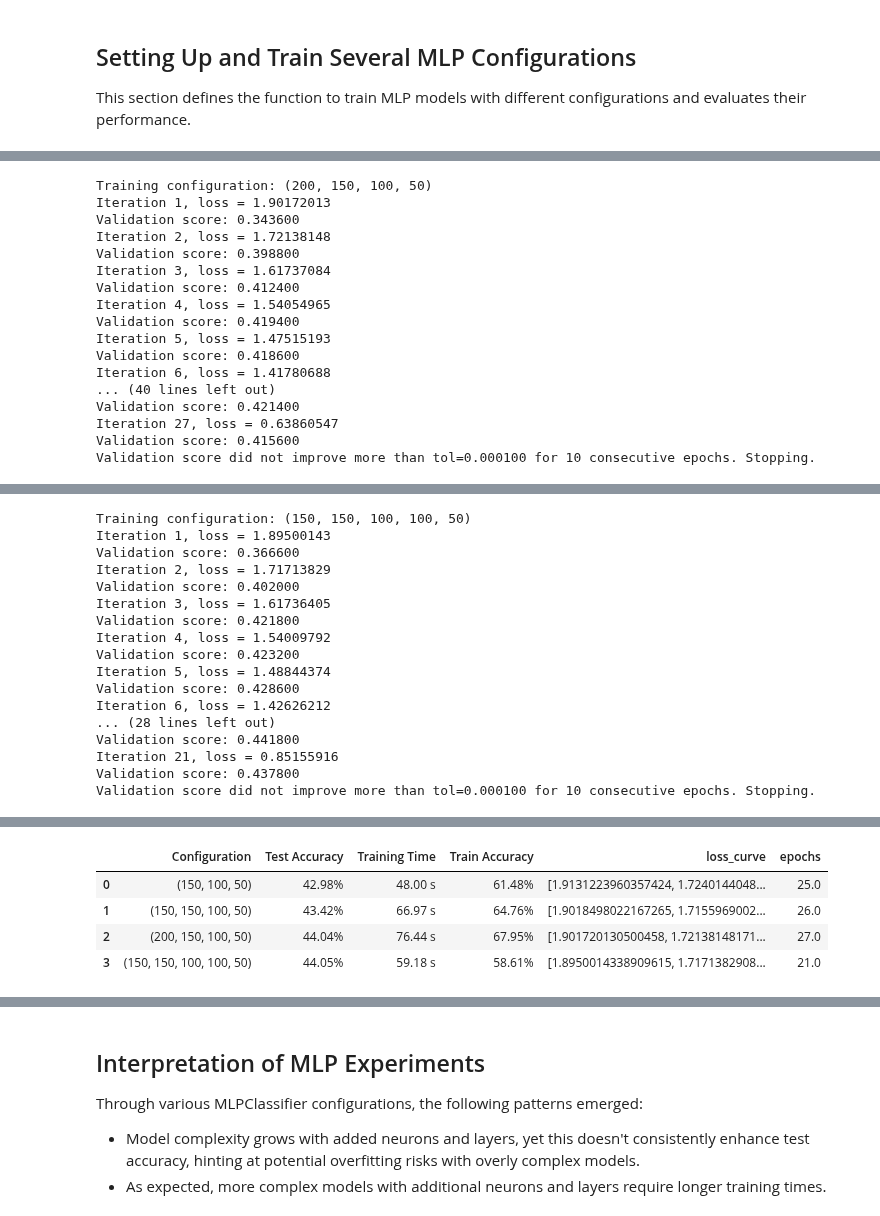
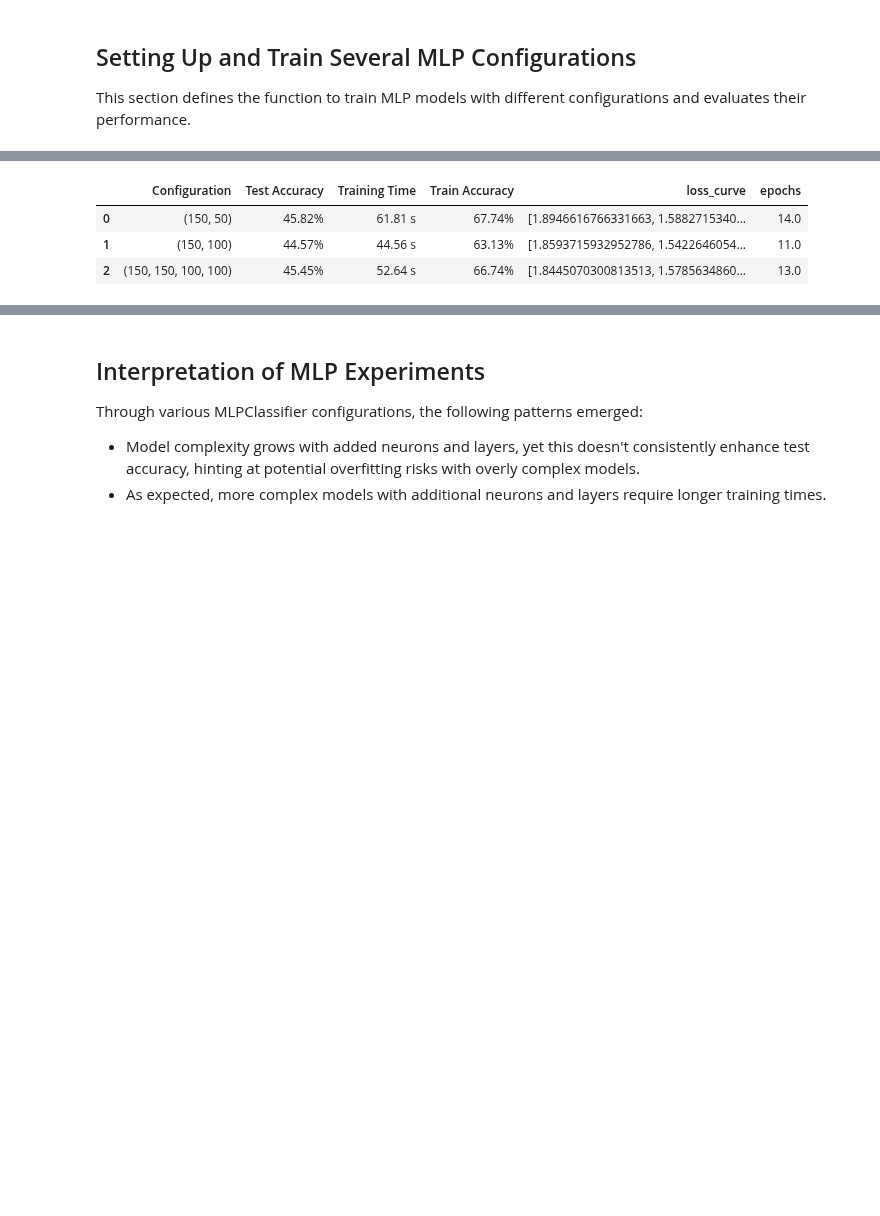
Before and after one commit to muazzamaqeel/DeepLearning, a Jupyter notebook: University_Work/Group-Work/ANN/DL4CV_NB/04c_ANN_Intro_Ex.ipynb, the cells around one changed output, grey strips where cells are left out. Drawn from its saved outputs; the diff is of its cells as text; code cells hidden in the pictures; blank space fills up the shorter version.

```diff
--- a/University_Work/Group-Work/ANN/DL4CV_NB/04c_ANN_Intro_Ex.ipynb
+++ b/University_Work/Group-Work/ANN/DL4CV_NB/04c_ANN_Intro_Ex.ipynb
@@ -216,16 +216,17 @@ from sklearn.model_selection import train_test_split
 # %% [markdown]
 ## Preparing the CIFAR-10 Data
+# %%
+X, y = fetch_openml('CIFAR_10_small', version=1, return_X_y=True, as_frame=False)
+X_train, X_test, y_train, y_test = train_test_split(X, y, test_size=0.2, random_state=42)
 # %%
 scaler = StandardScaler()
-X_train_scaled = scaler.fit_transform(X_train_g)
-X_test_scaled = scaler.transform(X_test_g)
+X_train_scaled = scaler.fit_transform(X_train)
+X_test_scaled = scaler.transform(X_test)
 # %% [markdown]
 ## Setting Up and Train Several MLP Configurations
 This section defines the function to train MLP models with different configurations and evaluates their performance.
 # %%
-from IPython.display import display, HTML
-
-def train_and_evaluate_mlp(hidden_layer_sizes, max_iter=200, learning_rate_init=0.001, batch_size='auto', verbose=False):
+def train_and_evaluate_mlp(hidden_layer_sizes, max_iter=200, learning_rate_init=0.001, batch_size='auto', verbose=True):
     mlp = MLPClassifier(hidden_layer_sizes=hidden_layer_sizes,
                         max_iter=max_iter,
                         learning_rate_init=learning_rate_init,
@@ -234,27 +235,20 @@ def train_and_evaluate_mlp(hidden_layer_sizes, max_iter=200, learning_rate_init=
                         random_state=1,
                         early_stopping=True,
                         validation_fraction=0.1,
-                        n_iter_no_change=10)
-
-    # Training the model
+                        n_iter_no_change=5)
     start_time = time()
     mlp.fit(X_train_scaled, y_train)
     training_time = time() - start_time
 
-    # Prediction and scoring
     y_pred_train = mlp.predict(X_train_scaled)
     y_pred_test = mlp.predict(X_test_scaled)
     train_accuracy = accuracy_score(y_train, y_pred_train)
     test_accuracy = accuracy_score(y_test, y_pred_test)
 
-    # Organize training logs
     training_logs = []
     if verbose:
-        # Assuming mlp.validation_scores_ contains validation scores after each iteration
         for i, (loss, val_score) in enumerate(zip(mlp.loss_curve_, mlp.validation_scores_), start=1):
             training_logs.append(f"Iteration {i}, Loss: {loss:.4f}, Validation Score: {val_score:.4f}")
-        # Display in a modern and nice way
-        display(HTML('<br>'.join(training_logs)))
 
     return {
         "configuration": hidden_layer_sizes,
@@ -274,9 +261,13 @@ configurations = [
 # %%
+configurations = [
+    (150, 50),
+    (150, 100),
+]
+
 results_df = pd.DataFrame(columns=["Configuration", "Test Accuracy", "Training Time", "Train Accuracy"])
 
 for config in configurations:
-    print(f"Training configuration: {config}")
-    result = train_and_evaluate_mlp(config, max_iter=200, learning_rate_init=0.001, batch_size=64, verbose=True)
+    result = train_and_evaluate_mlp(config, max_iter=200, learning_rate_init=0.0005, batch_size=128, verbose=True)
     new_row = {
         "Configuration": str(config),
         "Test Accuracy": f"{result['test_accuracy']:.2%}",
@@ -286,7 +277,5 @@ for config in configurations:
         "epochs": result['epochs']
     }
     results_df = pd.concat([results_df, pd.DataFrame([new_row])], ignore_index=True)
-
-# After training, you can review the results and plot them.
 display(results_df)
 # %% [output]
@@ -361,17 +298,0 @@ Iteration 26, Loss: 0.6993, Validation Score: 0.4202
-Training configuration: (200, 150, 100, 50)
-Iteration 1, loss = 1.90172013
-Validation score: 0.343600
-Iteration 2, loss = 1.72138148
-Validation score: 0.398800
-Iteration 3, loss = 1.61737084
-Validation score: 0.412400
-Iteration 4, loss = 1.54054965
-Validation score: 0.419400
-Iteration 5, loss = 1.47515193
-Validation score: 0.418600
-Iteration 6, loss = 1.41780688
-... (40 lines left out)
-Validation score: 0.421400
-Iteration 27, loss = 0.63860547
-Validation score: 0.415600
-Validation score did not improve more than tol=0.000100 for 10 consecutive epochs. Stopping.
@@ -395,17 +298,0 @@ Iteration 27, Loss: 0.6386, Validation Score: 0.4156
-Training configuration: (150, 150, 100, 100, 50)
-Iteration 1, loss = 1.89500143
-Validation score: 0.366600
-Iteration 2, loss = 1.71713829
-Validation score: 0.402000
-Iteration 3, loss = 1.61736405
-Validation score: 0.421800
-Iteration 4, loss = 1.54009792
-Validation score: 0.423200
-Iteration 5, loss = 1.48844374
-Validation score: 0.428600
-Iteration 6, loss = 1.42626212
-... (28 lines left out)
-Validation score: 0.441800
-Iteration 21, loss = 0.85155916
-Validation score: 0.437800
-Validation score did not improve more than tol=0.000100 for 10 consecutive epochs. Stopping.
@@ -429,8 +299,7 @@ Iteration 21, Loss: 0.8516, Validation Score: 0.4378
 |  | Configuration | Test Accuracy | Training Time | Train Accuracy | loss_curve | epochs |
-| 0 | (150, 100, 50) | 42.98% | 48.00 s | 61.48% | [1.9131223960357424, 1.7240144048... | 25.0 |
-| 1 | (150, 150, 100, 50) | 43.42% | 66.97 s | 64.76% | [1.9018498022167265, 1.7155969002... | 26.0 |
-| 2 | (200, 150, 100, 50) | 44.04% | 76.44 s | 67.95% | [1.901720130500458, 1.72138148171... | 27.0 |
-| 3 | (150, 150, 100, 100, 50) | 44.05% | 59.18 s | 58.61% | [1.8950014338909615, 1.7171382908... | 21.0 |
+| 0 | (150, 50) | 45.82% | 61.81 s | 67.74% | [1.8946616766331663, 1.5882715340... | 14.0 |
+| 1 | (150, 100) | 44.57% | 44.56 s | 63.13% | [1.8593715932952786, 1.5422646054... | 11.0 |
+| 2 | (150, 150, 100, 100) | 45.45% | 52.64 s | 66.74% | [1.8445070300813513, 1.5785634860... | 13.0 |
 # %%
 fig, ax = plt.subplots(figsize=(10, 6))
 for index, row in results_df.iterrows():
```
Also changed, not shown: parts of 6 cells of this notebook.
